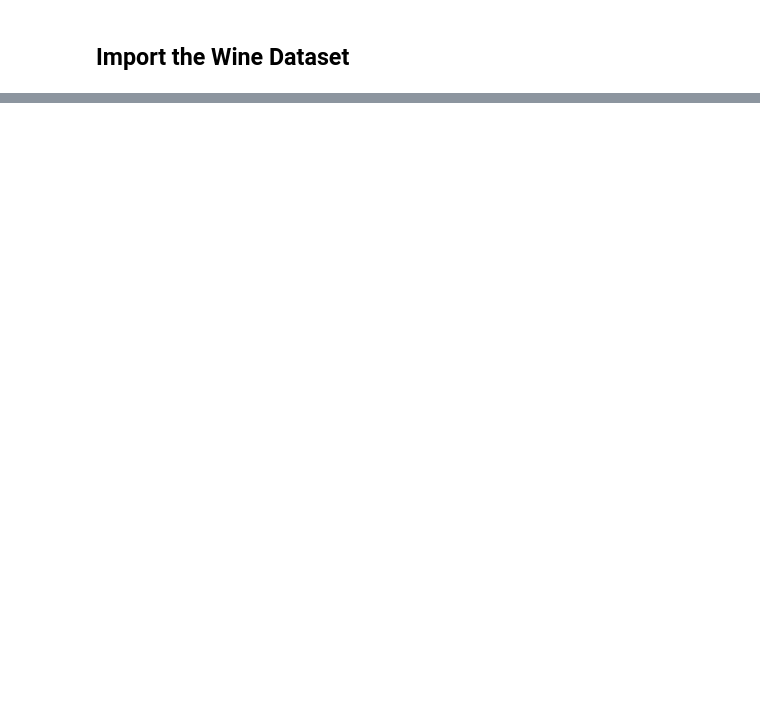
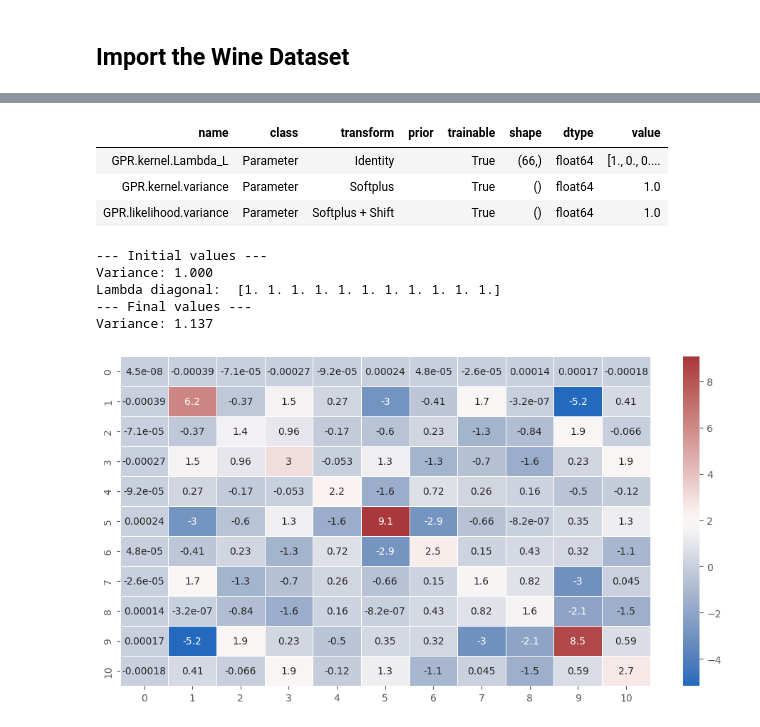
Before and after one commit to mattyred/BSGP_Automatic_Independence_Determination, a Jupyter notebook: LambdaRBFKernel/WineQuality.ipynb, the cells around one changed output, grey strips where cells are left out. Cells and saved outputs as stored; diff of their text form; code cells hidden in the pictures; blank space fills up the shorter version.

```diff
--- a/LambdaRBFKernel/WineQuality.ipynb
+++ b/LambdaRBFKernel/WineQuality.ipynb
@@ -75,0 +82,36 @@ Variance: 1.414
+# %%
+# Define the kernel
+reg = 0.2
+lengthscales = tf.constant([1]*D, dtype=tf.float64)
+Lambda_L = get_lower_triangular_from_diag(lengthscales)
+Lambda_L_array = tfp.math.fill_triangular_inverse(Lambda_L)
+LRBF = LambdaRBF(Lambda_L_array, 1.0)
+model_GPR_LRBF = gpflow.models.GPR(
+    (X_train, Y_train),
+    kernel=LRBF,
+)
+gpflow.utilities.print_summary(model_GPR_LRBF, fmt="notebook")
+print('--- Initial values ---')
+print('Variance: %.3f'%(LRBF.variance.numpy()))
+print('Lambda diagonal: ', tf.linalg.diag_part(LRBF.get_Lambda()).numpy())
+opt = gpflow.optimizers.Scipy()
+if reg > 0:
+    def regularized_training_loss():
+        return -(model_GPR_LRBF.log_marginal_likelihood() + model_GPR_LRBF.log_prior_density()) + reg * tf.norm(model_GPR_LRBF.kernel.get_Lambda(), ord=1)
+    opt.minimize(regularized_training_loss, model_GPR_LRBF.trainable_variables)
+else:
+    opt.minimize(model_GPR_LRBF.training_loss(), model_GPR_LRBF.trainable_variables)
+print('--- Final values ---')
+print('Variance: %.3f'%(LRBF.variance.numpy()))
+plot_matrix(LRBF.get_Lambda())
+# %% [output]
+| name | class | transform | prior | trainable | shape | dtype | value |
+| GPR.kernel.Lambda_L | Parameter | Identity |  | True | (66,) | float64 | [1., 0., 0.... |
+| GPR.kernel.variance | Parameter | Softplus |  | True | () | float64 | 1.0 |
+| GPR.likelihood.variance | Parameter | Softplus + Shift |  | True | () | float64 | 1.0 |
+--- Initial values ---
+Variance: 1.000
+Lambda diagonal:  [1. 1. 1. 1. 1. 1. 1. 1. 1. 1. 1.]
+--- Final values ---
+Variance: 1.137
+[figure, added]
```
Also changed, not shown: parts of 5 cells of this notebook, 2 other files.
